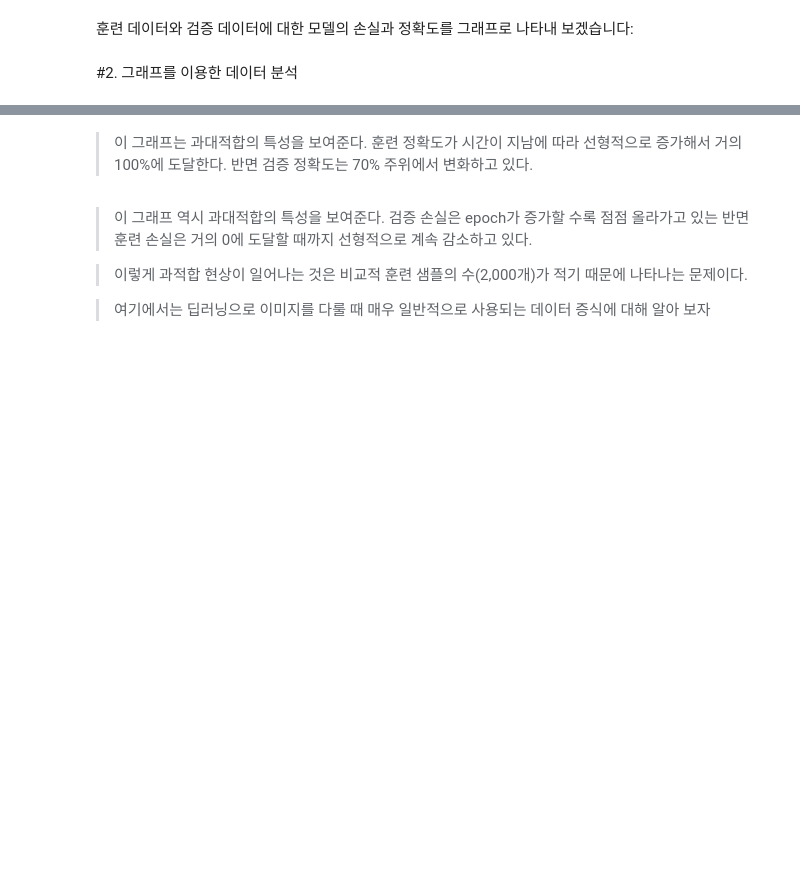
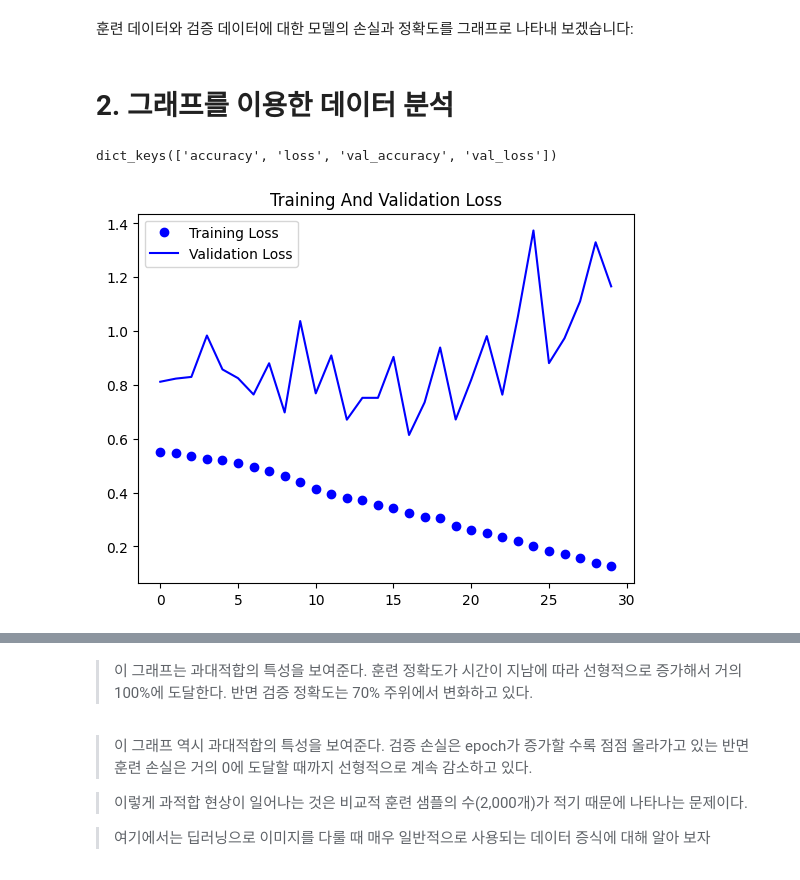
Before and after one commit to CG05/DB, a Jupyter notebook: 8. deep_learning/2. KERAS/3. 이미지 분석/5. 고양이 강아지 분류_2.ipynb, the cells around one changed output, grey strips where cells are left out. Cells and saved outputs as stored; diff of their text form; code cells hidden in the pictures; blank space fills up the shorter version.

```diff
--- a/8. deep_learning/2. KERAS/3. 이미지 분석/5. 고양이 강아지 분류_2.ipynb
+++ b/8. deep_learning/2. KERAS/3. 이미지 분석/5. 고양이 강아지 분류_2.ipynb
@@ -4,4 +9,27 @@
 # %% [markdown]
 훈련 데이터와 검증 데이터에 대한 모델의 손실과 정확도를 그래프로 나타내 보겠습니다:
+# %%
+import numpy as  np
+
+history = np.load('model/my_history_0718.npy', allow_pickle='TRUE').item()
 # %% [markdown]
-#2. 그래프를 이용한 데이터 분석
+# 2. 그래프를 이용한 데이터 분석
+# %%
+history.keys()
+# %% [output]
+dict_keys(['accuracy', 'loss', 'val_accuracy', 'val_loss'])
+# %%
+import matplotlib.pyplot as plt
+
+loss = history['loss']
+val_loss= history['val_loss']
+
+epochs=range(len(loss))
+
+plt.plot(epochs, loss, 'bo', label='Training Loss')
+plt.plot(epochs, val_loss, 'b', label='Validation Loss')
+plt.title('Training And Validation Loss')
+plt.legend()
+plt.show()
+# %% [output]
+[figure, added]
```
Also changed, not shown: parts of 24 cells of this notebook, 25 other files.
